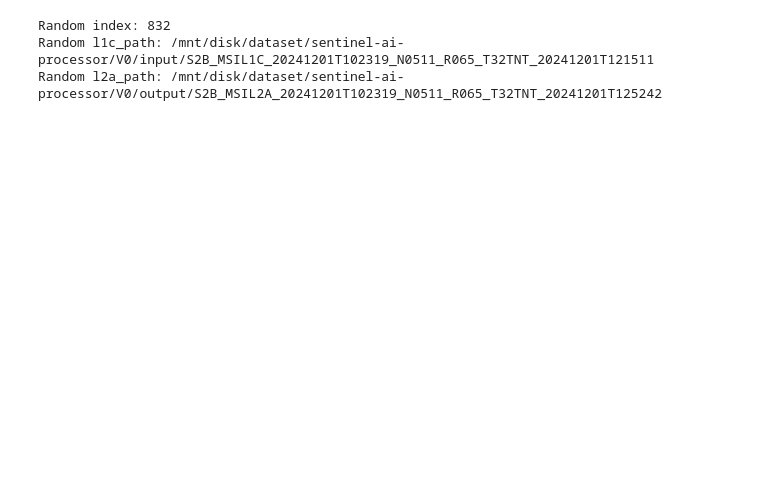
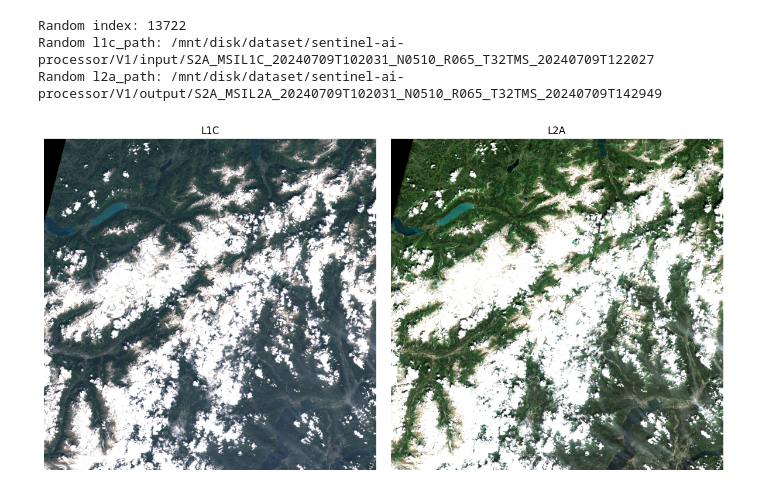
Before and after one commit to sebastien-tetaud/sentinel-2-ai-processor, a Jupyter notebook: notebook/explore.ipynb, the cells around one changed output. Cells and saved outputs as stored; diff of their text form; code cells hidden in the pictures; blank space fills up the shorter version.

```diff
--- a/notebook/explore.ipynb
+++ b/notebook/explore.ipynb
@@ -7,11 +7,12 @@ from rasterio.enums import Resampling
 import natsort
 import glob
 from skimage.transform import resize
-import os  # You were missing this import
+import os
 import pandas as pd
+from PIL import Image
 
 
-dataset_version = "V0"
+dataset_version = "V1"
 base_dir = f"/mnt/disk/dataset/sentinel-ai-processor/{dataset_version}"
 input_dir = os.path.join(base_dir, "input")
 output_dir = os.path.join(base_dir, "output")
@@ -24,17 +25,42 @@ df_input["l1c_path"] = df_input["Name"].apply(lambda x: os.path.join(input_dir,
 df_output["l2a_path"] = df_output["Name"].apply(lambda x: os.path.join(output_dir, os.path.basename(x).replace(".SAFE","")))
 
 random_idx = random.randint(0, len(df_input) - 1)
-random_l1c_path = df_input["l1c_path"].iloc[random_idx]
-random_l2a_path = df_output["l2a_path"].iloc[random_idx]
+random_l1c_path = df_input["l1c_path"].iloc[4]
+random_l2a_path = df_output["l2a_path"].iloc[4]
 
 print(f"Random index: {random_idx}")
 print(f"Random l1c_path: {random_l1c_path}")
 print(f"Random l2a_path: {random_l2a_path}")
 
-image_inputs = natsort.natsorted(glob.glob(os.path.join(random_l1c_path, "*.jp2"), recursive=False))
-image_outputs = natsort.natsorted(glob.glob(os.path.join(random_l2a_path, "*.jp2"), recursive=False))
+image_inputs = natsort.natsorted(glob.glob(os.path.join(random_l1c_path, "*.png"), recursive=False))
+image_outputs = natsort.natsorted(glob.glob(os.path.join(random_l2a_path, "*.png"), recursive=False))
 # %% [output]
-Random index: 832
-Random l1c_path: /mnt/disk/dataset/sentinel-ai-processor/V0/input/S2B_MSIL1C_20241201T102319_N0511_R065_T32TNT_20241201T121511
-Random l2a_path: /mnt/disk/dataset/sentinel-ai-processor/V0/output/S2B_MSIL2A_20241201T102319_N0511_R065_T32TNT_20241201T125242
+Random index: 13722
+Random l1c_path: /mnt/disk/dataset/sentinel-ai-processor/V1/input/S2A_MSIL1C_20240709T102031_N0510_R065_T32TMS_20240709T122027
+Random l2a_path: /mnt/disk/dataset/sentinel-ai-processor/V1/output/S2A_MSIL2A_20240709T102031_N0510_R065_T32TMS_20240709T142949
+# %%
+
+image_input = Image.open(image_inputs[0])
+image_output = Image.open(image_outputs[0])
+
+input_array = np.array(image_input)
+output_array = np.array(image_output)
+
+# input_array = np.dstack((input_array[2], input_array[1], input_array[0]))
+# output_array = np.dstack((output_array[2], output_array[1], output_array[0]))
+# Display the RGB composites
+fig, axes = plt.subplots(1, 2, figsize=(12, 6))
+
+axes[0].imshow(input_array)
+axes[0].set_title("L1C")
+axes[0].axis('off')
+
+axes[1].imshow(output_array)
+axes[1].set_title("L2A")
+axes[1].axis('off')
+
+plt.tight_layout()
+plt.show()
+# %% [output]
+[figure, added]
 # %%
```
Also changed, not shown: parts of 1 cell of this notebook, 5 other files.
